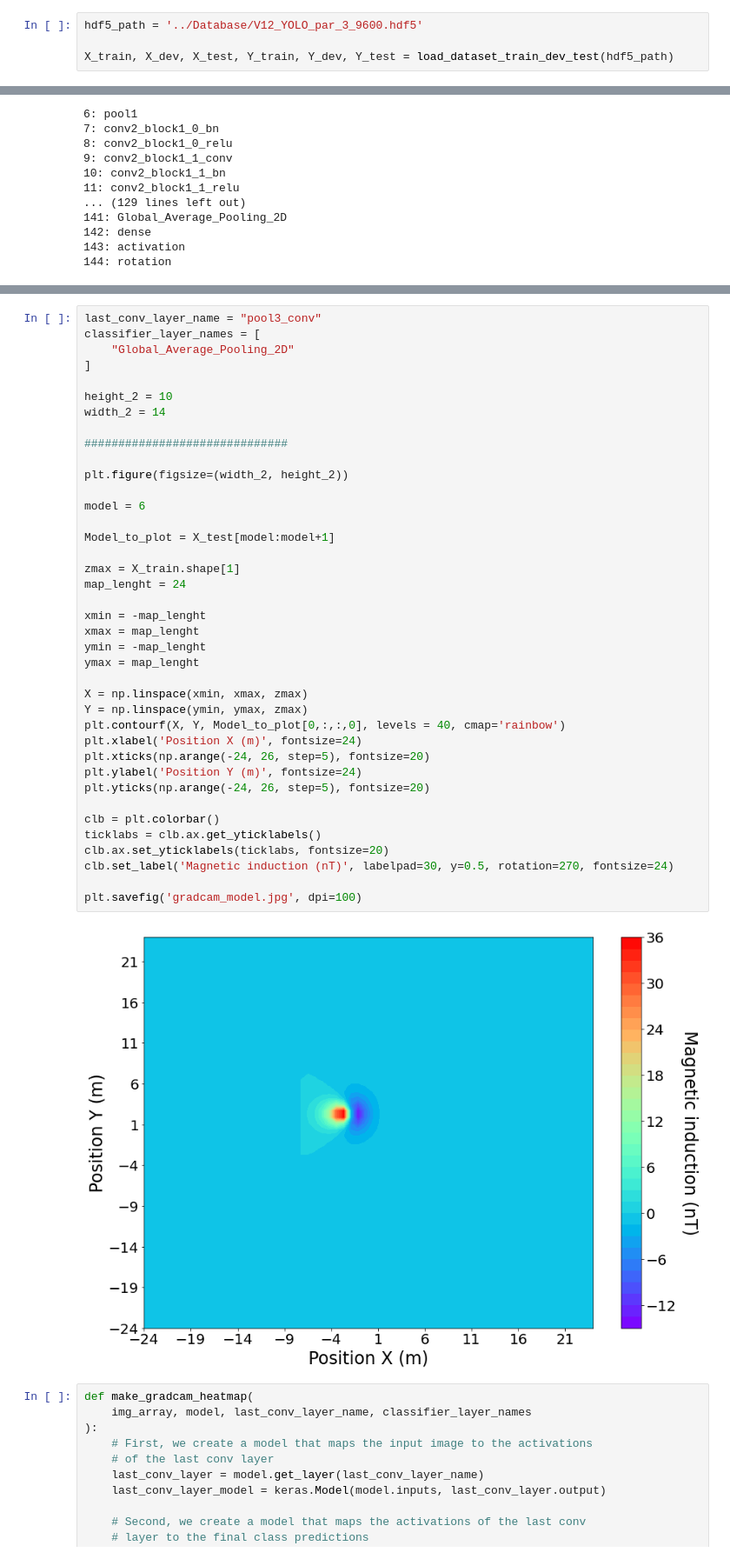
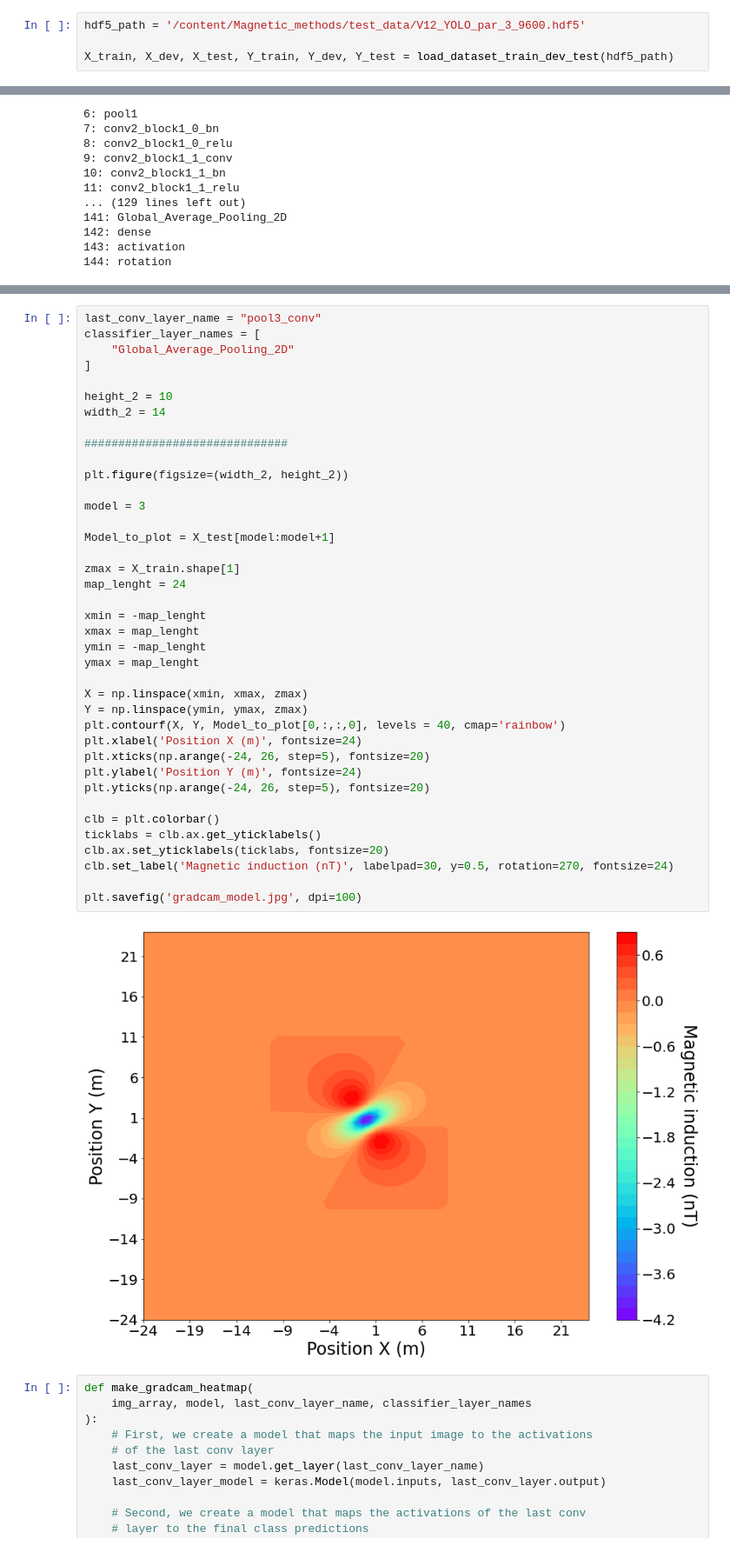
Before and after one commit to juliocardenas25/Magnetic_methods, a Jupyter notebook: Gradcam/Densenet121_par_TL_gradcam_VO.ipynb, the cells around one changed output, grey strips where cells are left out. Shown: that part at 87% size. Cells and saved outputs as stored; diff of their text form.

```diff
--- a/Gradcam/Densenet121_par_TL_gradcam_VO.ipynb
+++ b/Gradcam/Densenet121_par_TL_gradcam_VO.ipynb
@@ -31,5 +31,5 @@ from Utils.Utils_colab import *
 # %%
-hdf5_path = '../Database/V12_YOLO_par_3_9600.hdf5'
+hdf5_path = '/content/Magnetic_methods/test_data/V12_YOLO_par_3_9600.hdf5'
 
 X_train, X_dev, X_test, Y_train, Y_dev, Y_test = load_dataset_train_dev_test(hdf5_path)
 # %%
@@ -123,35 +119,35 @@ width_2 = 14
 ##############################
 
 plt.figure(figsize=(width_2, height_2))
 
-model = 6
+model = 3
 
 Model_to_plot = X_test[model:model+1]
 
 zmax = X_train.shape[1]
 map_lenght = 24
 
 xmin = -map_lenght
 xmax = map_lenght
 ymin = -map_lenght
 ymax = map_lenght
 
 X = np.linspace(xmin, xmax, zmax)
 Y = np.linspace(ymin, ymax, zmax)
 plt.contourf(X, Y, Model_to_plot[0,:,:,0], levels = 40, cmap='rainbow')
 plt.xlabel('Position X (m)', fontsize=24)
 plt.xticks(np.arange(-24, 26, step=5), fontsize=20)
 plt.ylabel('Position Y (m)', fontsize=24)
 plt.yticks(np.arange(-24, 26, step=5), fontsize=20)
 
 clb = plt.colorbar()
 ticklabs = clb.ax.get_yticklabels()
 clb.ax.set_yticklabels(ticklabs, fontsize=20)
 clb.set_label('Magnetic induction (nT)', labelpad=30, y=0.5, rotation=270, fontsize=24)
 
 plt.savefig('gradcam_model.jpg', dpi=100)
 # %% [output]
-[figure, old version]
+[figure, new version]
 # %%
 def make_gradcam_heatmap(
     img_array, model, last_conv_layer_name, classifier_layer_names
```
Also changed, not shown: parts of 12 cells of this notebook, 2 other files.
